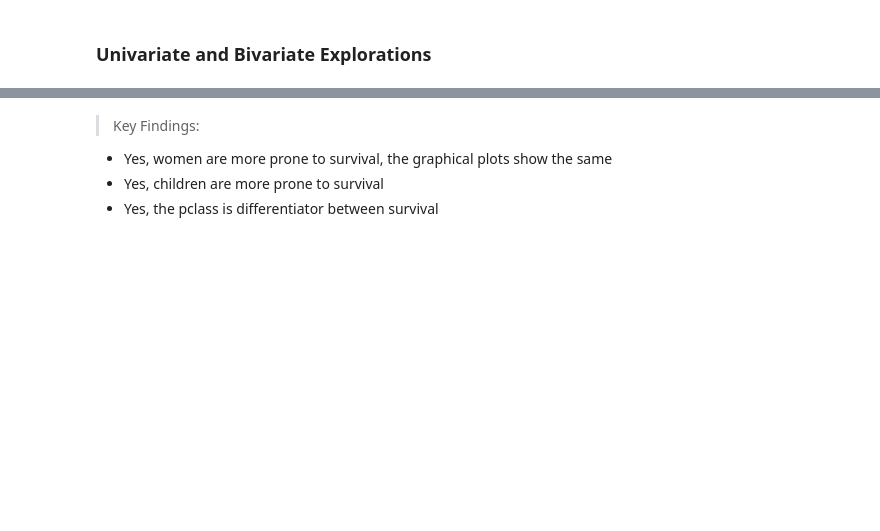
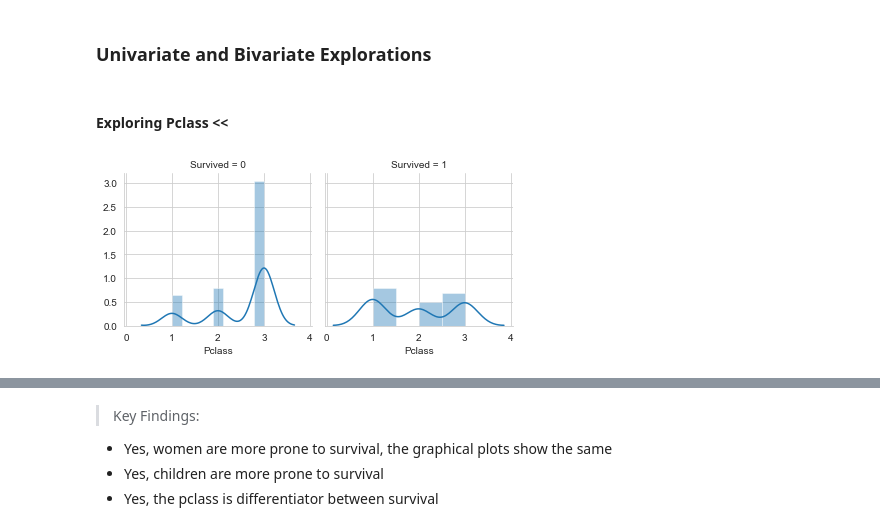
Before and after one commit to do2blehelix/kaggle, a Jupyter notebook: titanic/Pytanic.ipynb, the cells around one changed output, grey strips where cells are left out. Cells and saved outputs as stored; diff of their text form; code cells hidden in the pictures; blank space fills up the shorter version.

```diff
--- a/titanic/Pytanic.ipynb
+++ b/titanic/Pytanic.ipynb
@@ -111,6 +111,14 @@ sns.heatmap(df_train.corr(), annot=True, linewidths=.5);
 * ***Parent/Children*** also has a direct correlation with ***Siblings/Spouse***. Says that they prefer travelling with family.
 # %% [markdown]
 ### Univariate and Bivariate Explorations
+# %% [markdown]
+#### Exploring Pclass <<
+# %%
+# Survived vs Pclass
+g= sns.FacetGrid(df_train,col='Survived')
+g.map(sns.distplot,'Pclass');
+# %% [output]
+[figure, added]
 # %%
 # Pclass vs Fare
 sns.scatterplot(x='Pclass',y='Fare',data=df_train,palette='summer');
```
Also changed, not shown: parts of 36 cells of this notebook, 1 other file.
